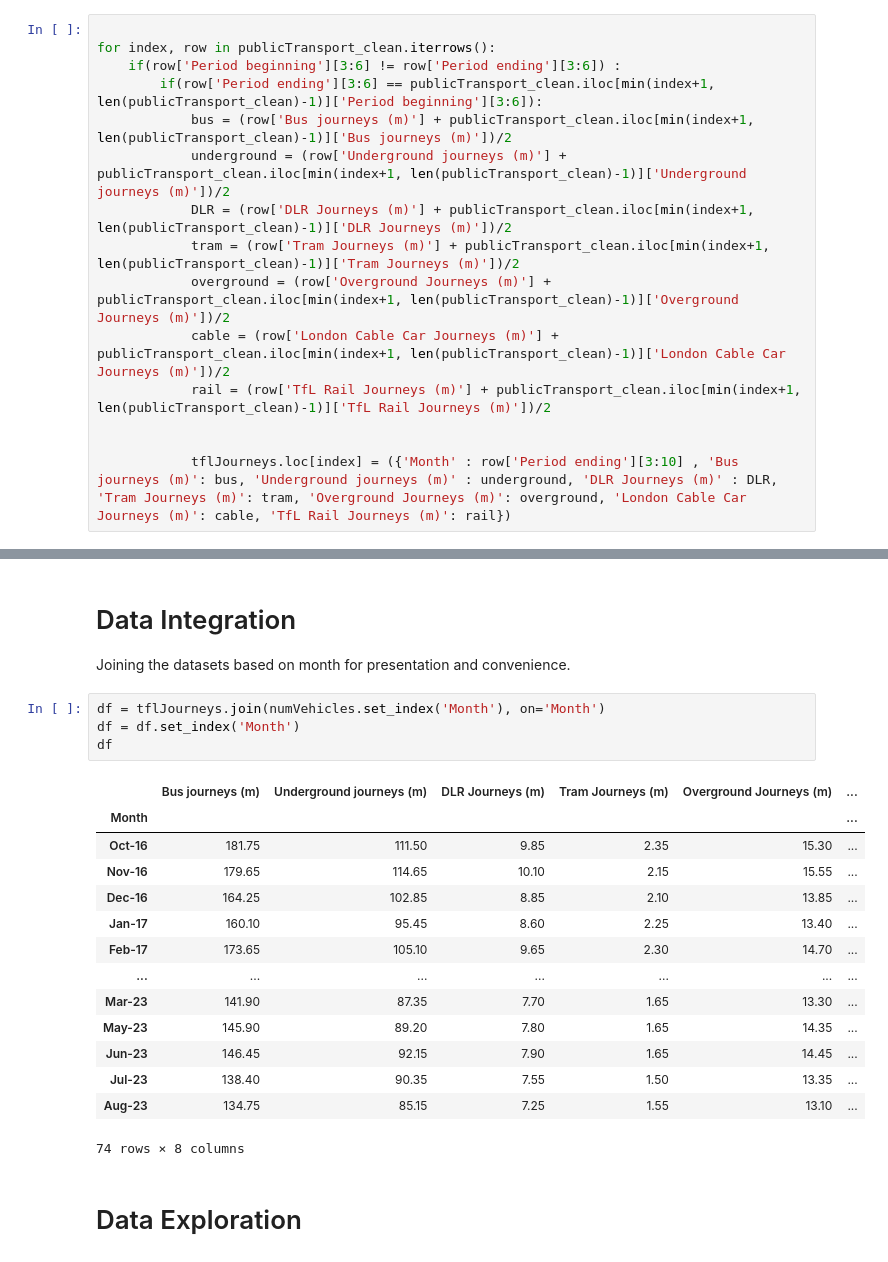
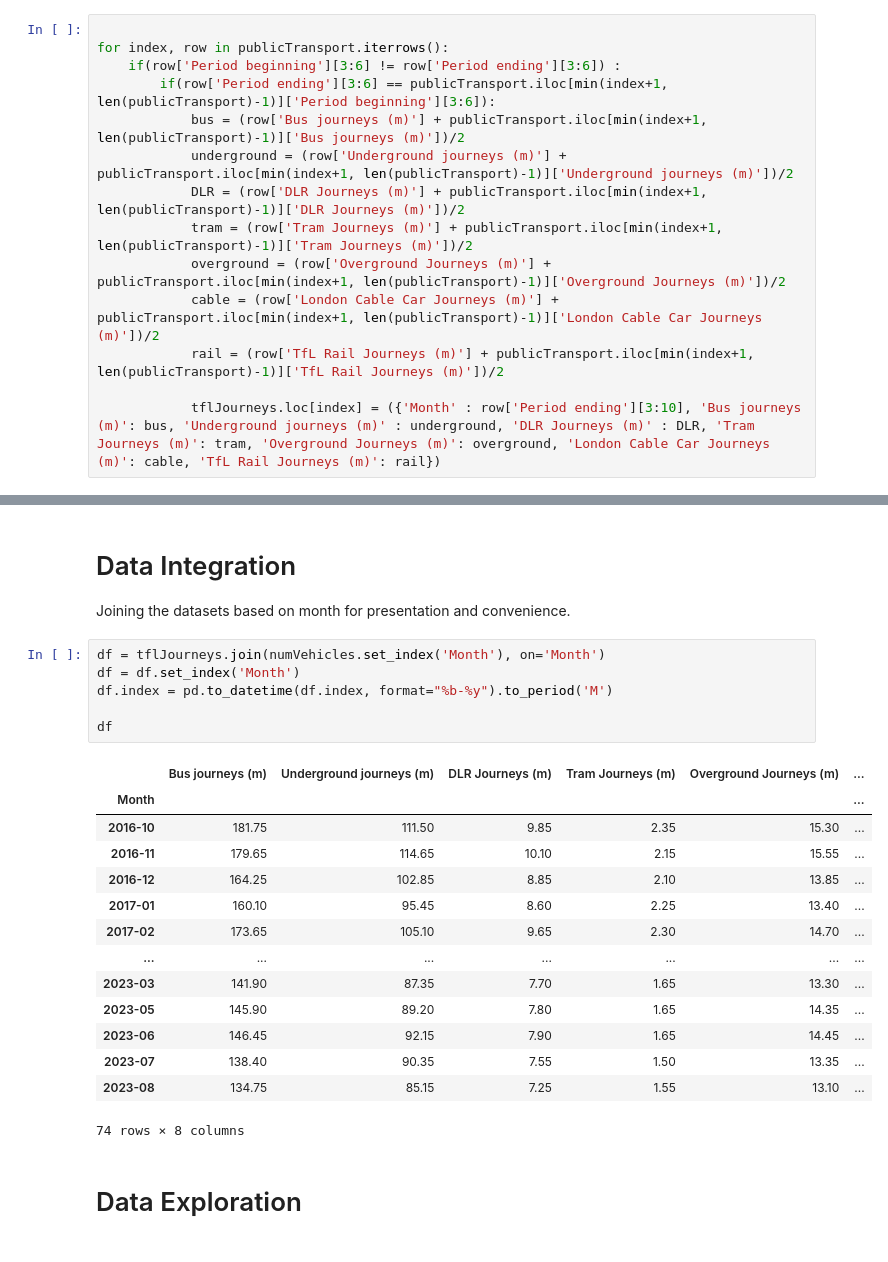
Before and after one commit to adhl-0216/MTU-Data-Analytics-Final-CA, a Jupyter notebook: London Public Transport Analysis.ipynb, the cells around one changed output, grey strips where cells are left out. Cells and saved outputs as stored; diff of their text form.

```diff
--- a/London Public Transport Analysis.ipynb
+++ b/London Public Transport Analysis.ipynb
@@ -71,16 +71,15 @@ tflJourneys.head()
 3. A simple algorithm which takes the average of reporting periods which span beyond a month.
 # %%
 
-for index, row in publicTransport_clean.iterrows():
+for index, row in publicTransport.iterrows():
     if(row['Period beginning'][3:6] != row['Period ending'][3:6]) :
-        if(row['Period ending'][3:6] == publicTransport_clean.iloc[min(index+1, len(publicTransport_clean)-1)]['Period beginning'][3:6]):
-            bus = (row['Bus journeys (m)'] + publicTransport_clean.iloc[min(index+1, len(publicTransport_clean)-1)]['Bus journeys (m)'])/2
-            underground = (row['Underground journeys (m)'] + publicTransport_clean.iloc[min(index+1, len(publicTransport_clean)-1)]['Underground journeys (m)'])/2
-            DLR = (row['DLR Journeys (m)'] + publicTransport_clean.iloc[min(index+1, len(publicTransport_clean)-1)]['DLR Journeys (m)'])/2
-            tram = (row['Tram Journeys (m)'] + publicTransport_clean.iloc[min(index+1, len(publicTransport_clean)-1)]['Tram Journeys (m)'])/2
-            overground = (row['Overground Journeys (m)'] + publicTransport_clean.iloc[min(index+1, len(publicTransport_clean)-1)]['Overground Journeys (m)'])/2
-            cable = (row['London Cable Car Journeys (m)'] + publicTransport_clean.iloc[min(index+1, len(publicTransport_clean)-1)]['London Cable Car Journeys (m)'])/2
-            rail = (row['TfL Rail Journeys (m)'] + publicTransport_clean.iloc[min(index+1, len(publicTransport_clean)-1)]['TfL Rail Journeys (m)'])/2
+        if(row['Period ending'][3:6] == publicTransport.iloc[min(index+1, len(publicTransport)-1)]['Period beginning'][3:6]):
+            bus = (row['Bus journeys (m)'] + publicTransport.iloc[min(index+1, len(publicTransport)-1)]['Bus journeys (m)'])/2
+            underground = (row['Underground journeys (m)'] + publicTransport.iloc[min(index+1, len(publicTransport)-1)]['Underground journeys (m)'])/2
+            DLR = (row['DLR Journeys (m)'] + publicTransport.iloc[min(index+1, len(publicTransport)-1)]['DLR Journeys (m)'])/2
+            tram = (row['Tram Journeys (m)'] + publicTransport.iloc[min(index+1, len(publicTransport)-1)]['Tram Journeys (m)'])/2
+            overground = (row['Overground Journeys (m)'] + publicTransport.iloc[min(index+1, len(publicTransport)-1)]['Overground Journeys (m)'])/2
+            cable = (row['London Cable Car Journeys (m)'] + publicTransport.iloc[min(index+1, len(publicTransport)-1)]['London Cable Car Journeys (m)'])/2
+            rail = (row['TfL Rail Journeys (m)'] + publicTransport.iloc[min(index+1, len(publicTransport)-1)]['TfL Rail Journeys (m)'])/2
 
-
-            tflJourneys.loc[index] = ({'Month' : row['Period ending'][3:10] , 'Bus journeys (m)': bus, 'Underground journeys (m)' : underground, 'DLR Journeys (m)' : DLR, 'Tram Journeys (m)': tram, 'Overground Journeys (m)': overground, 'London Cable Car Journeys (m)': cable, 'TfL Rail Journeys (m)': rail})
+            tflJourneys.loc[index] = ({'Month' : row['Period ending'][3:10], 'Bus journeys (m)': bus, 'Underground journeys (m)' : underground, 'DLR Journeys (m)' : DLR, 'Tram Journeys (m)': tram, 'Overground Journeys (m)': overground, 'London Cable Car Journeys (m)': cable, 'TfL Rail Journeys (m)': rail})
@@ -155,21 +152,23 @@ Joining the datasets based on month for presentation and convenience.
 # %%
 df = tflJourneys.join(numVehicles.set_index('Month'), on='Month')
 df = df.set_index('Month')
+df.index = pd.to_datetime(df.index, format="%b-%y").to_period('M')
+
 df
 # %% [output]
 |  | Bus journeys (m) | Underground journeys (m) | DLR Journeys (m) | Tram Journeys (m) | Overground Journeys (m) | ... |
 | Month |  |  |  |  |  | ... |
-| Oct-16 | 181.75 | 111.50 | 9.85 | 2.35 | 15.30 | ... |
-| Nov-16 | 179.65 | 114.65 | 10.10 | 2.15 | 15.55 | ... |
-| Dec-16 | 164.25 | 102.85 | 8.85 | 2.10 | 13.85 | ... |
-| Jan-17 | 160.10 | 95.45 | 8.60 | 2.25 | 13.40 | ... |
-| Feb-17 | 173.65 | 105.10 | 9.65 | 2.30 | 14.70 | ... |
+| 2016-10 | 181.75 | 111.50 | 9.85 | 2.35 | 15.30 | ... |
+| 2016-11 | 179.65 | 114.65 | 10.10 | 2.15 | 15.55 | ... |
+| 2016-12 | 164.25 | 102.85 | 8.85 | 2.10 | 13.85 | ... |
+| 2017-01 | 160.10 | 95.45 | 8.60 | 2.25 | 13.40 | ... |
+| 2017-02 | 173.65 | 105.10 | 9.65 | 2.30 | 14.70 | ... |
 | ... | ... | ... | ... | ... | ... | ... |
-| Mar-23 | 141.90 | 87.35 | 7.70 | 1.65 | 13.30 | ... |
-| May-23 | 145.90 | 89.20 | 7.80 | 1.65 | 14.35 | ... |
-| Jun-23 | 146.45 | 92.15 | 7.90 | 1.65 | 14.45 | ... |
-| Jul-23 | 138.40 | 90.35 | 7.55 | 1.50 | 13.35 | ... |
-| Aug-23 | 134.75 | 85.15 | 7.25 | 1.55 | 13.10 | ... |
+| 2023-03 | 141.90 | 87.35 | 7.70 | 1.65 | 13.30 | ... |
+| 2023-05 | 145.90 | 89.20 | 7.80 | 1.65 | 14.35 | ... |
+| 2023-06 | 146.45 | 92.15 | 7.90 | 1.65 | 14.45 | ... |
+| 2023-07 | 138.40 | 90.35 | 7.55 | 1.50 | 13.35 | ... |
+| 2023-08 | 134.75 | 85.15 | 7.25 | 1.55 | 13.10 | ... |
 74 rows × 8 columns
 # %% [markdown]
 # Data Exploration
```
Also changed, not shown: parts of 7 cells of this notebook.
